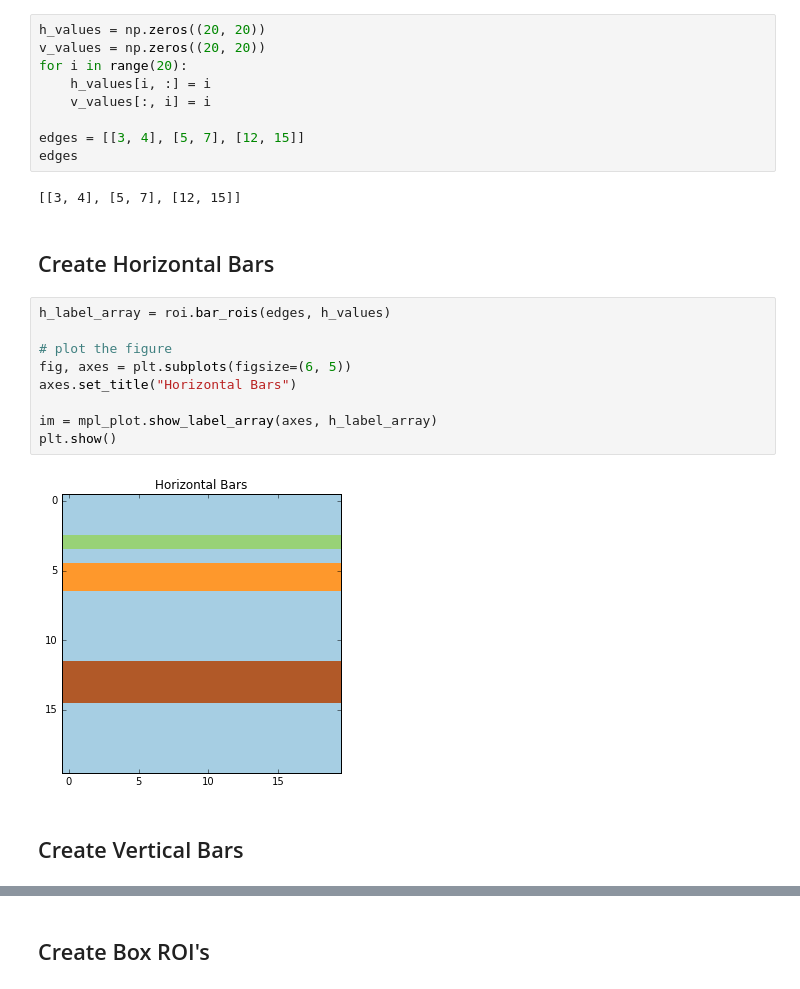
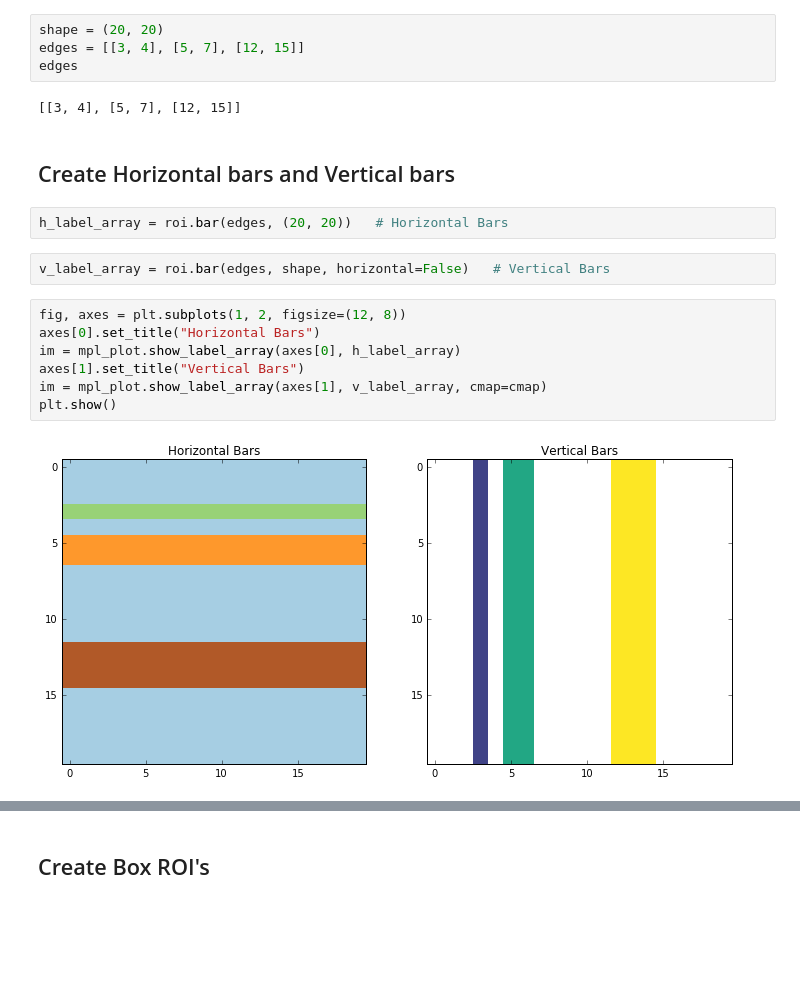
Before and after one commit to scikit-beam/scikit-beam-examples, a Jupyter notebook: demos/Generate_ROI_labeled_arrays.ipynb, the cells around one changed output, grey strips where cells are left out. Saved outputs shown, nothing was run; the diff lists cells and outputs as text; blank space fills up the shorter version.

```diff
--- a/demos/Generate_ROI_labeled_arrays.ipynb
+++ b/demos/Generate_ROI_labeled_arrays.ipynb
@@ -219,28 +219,23 @@ plt.show()
 # %% [markdown]
 ## Generate Bar ROI's
 # %%
-h_values = np.zeros((20, 20))
-v_values = np.zeros((20, 20))
-for i in range(20):
-    h_values[i, :] = i
-    v_values[:, i] = i
-
+shape = (20, 20)
 edges = [[3, 4], [5, 7], [12, 15]]
 edges
 # %% [output]
 [[3, 4], [5, 7], [12, 15]]
 # %% [markdown]
-## Create Horizontal Bars
+## Create Horizontal bars and Vertical bars
+# %%
+h_label_array = roi.bar(edges, (20, 20))   # Horizontal Bars
+# %%
+v_label_array = roi.bar(edges, shape, horizontal=False)   # Vertical Bars
 # %%
-h_label_array = roi.bar_rois(edges, h_values)
-
-# plot the figure
-fig, axes = plt.subplots(figsize=(6, 5))
-axes.set_title("Horizontal Bars")
-
-im = mpl_plot.show_label_array(axes, h_label_array)
+fig, axes = plt.subplots(1, 2, figsize=(12, 8))
+axes[0].set_title("Horizontal Bars")
+im = mpl_plot.show_label_array(axes[0], h_label_array)
+axes[1].set_title("Vertical Bars")
+im = mpl_plot.show_label_array(axes[1], v_label_array, cmap=cmap)
 plt.show()
 # %% [output]
-[figure, old version]
+[figure, new version]
-# %% [markdown]
-## Create Vertical Bars
```
Also changed, not shown: parts of 8 cells of this notebook.
